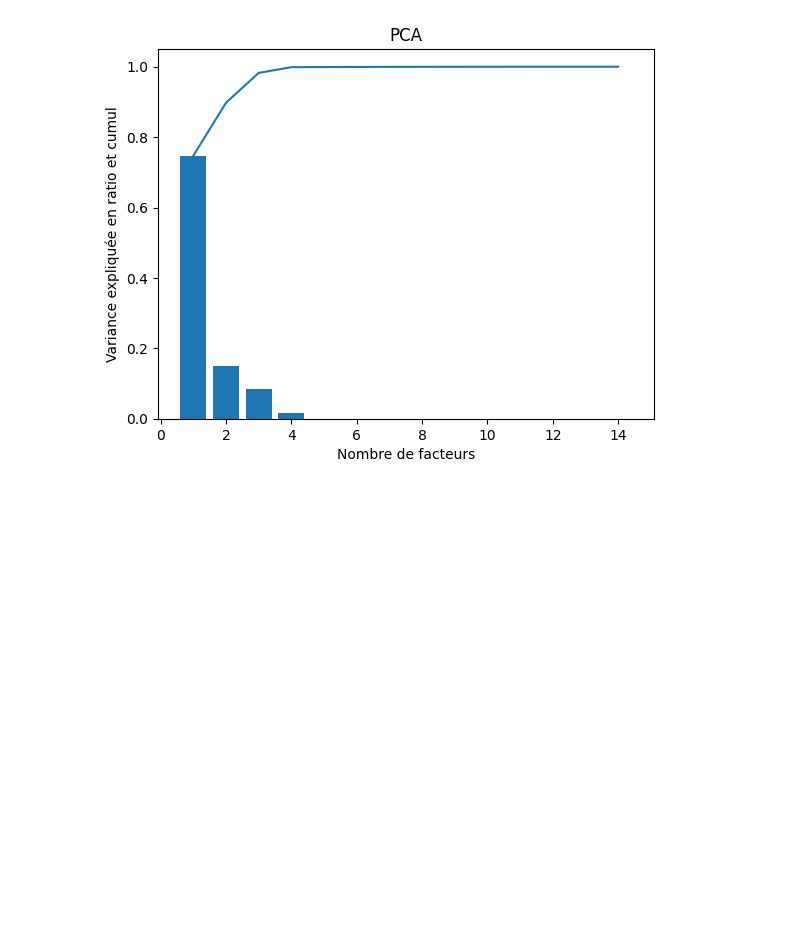
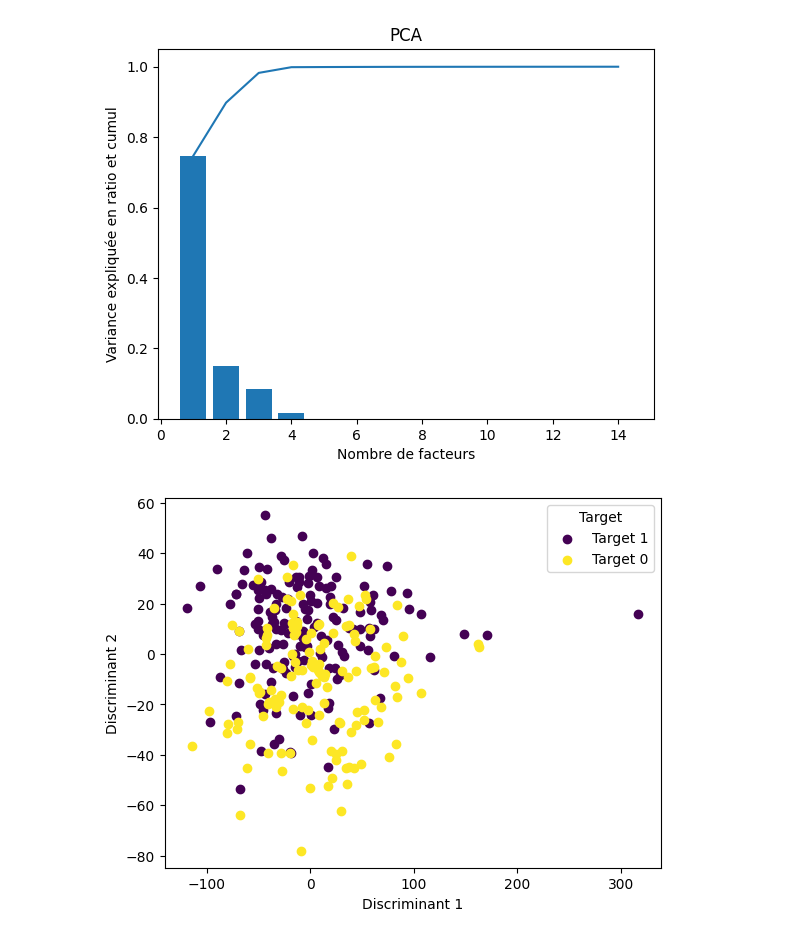
Before and after one commit to prichert17/Apprentissage_automatique_arbre_decision, a Jupyter notebook: main.ipynb, the cells around one changed output. Drawn from its saved outputs; the diff is of its cells as text; code cells hidden in the pictures; blank space fills up the shorter version.

```diff
--- a/main.ipynb
+++ b/main.ipynb
@@ -144,0 +126,20 @@ plt.show()
+# %%
+plt.figure()
+
+# Création d'une palette de couleurs, juste esthétique
+unique_codes = X1['target'].unique()
+colors = cm.viridis(np.linspace(0, 1, len(unique_codes)))  # Génère des couleurs distinctes
+color_map = dict(zip(unique_codes, colors))  # Associe chaque code à une couleur
+
+# Tracé des points avec les couleurs correspondantes
+for target in unique_codes:
+    mask = X1['target'] == target
+    plt.scatter(Xacp[mask, 0], Xacp[mask, 1], color=color_map[target], label=f'Target {target}')     #on sélectionne les composantes discriminantes 1 et 2
+
+# Ajout des étiquettes et de la légende
+plt.xlabel('Discriminant 1')
+plt.ylabel('Discriminant 2')
+plt.legend(title='Target')
+plt.show()
+# %% [output]
+[figure, added]
```
Also changed, not shown: parts of 4 cells of this notebook.
